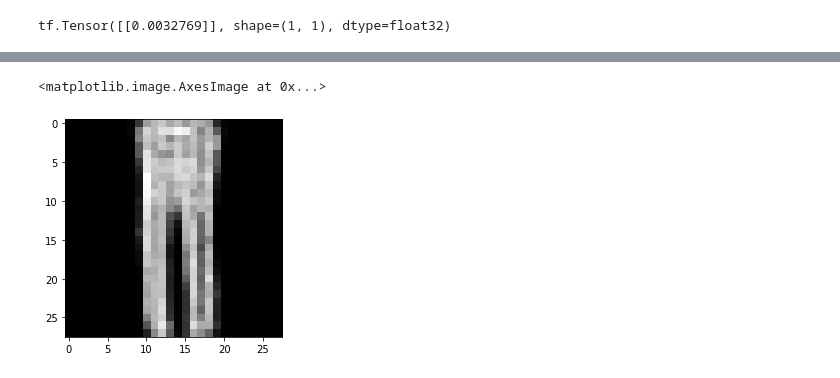
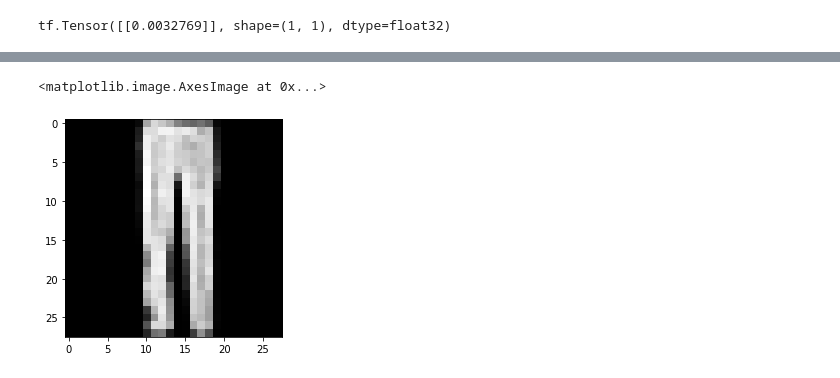
Before and after one commit to NeerajSahani/Fashion-GANs, a Jupyter notebook: Fashion_GAN.ipynb, the cells around one changed output, grey strips where cells are left out. Drawn from its saved outputs; the diff is of its cells as text; code cells hidden in the pictures.

```diff
--- a/Fashion_GAN.ipynb
+++ b/Fashion_GAN.ipynb
@@ -156,5 +170,5 @@ train(images, EPOCHS)
 # %%
-plt.imshow(generator(seed)[0, :, :, 0], cmap='gray')
+plt.imshow(generator(tf.random.normal([1, latent_dim]), training=False)[0, :, :, 0], cmap='gray')
 # %% [output]
 <matplotlib.image.AxesImage at 0x...>
-[figure, old version]
+[figure, new version]
```
Also changed, not shown: parts of 9 cells of this notebook.
